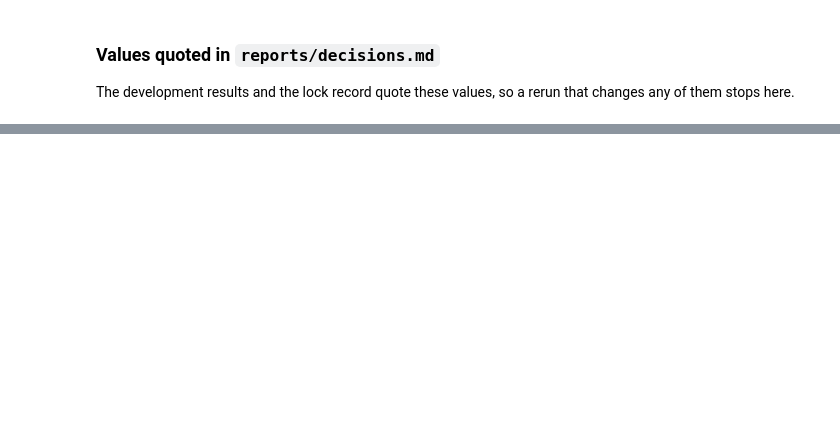
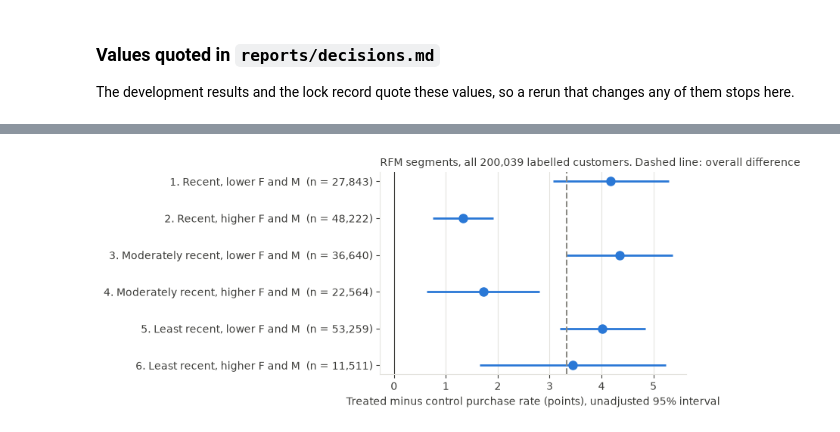
Before and after one commit to La-pinoz/Uplift_Analysis, a Jupyter notebook: notebooks/04_policy_evaluation.ipynb, the cells around one changed output, grey strips where cells are left out. Drawn from its saved outputs; the diff is of its cells as text; code cells hidden in the pictures; blank space fills up the shorter version.

```diff
--- a/notebooks/04_policy_evaluation.ipynb
+++ b/notebooks/04_policy_evaluation.ipynb
@@ -773,0 +1115,26 @@ Added after the lock commit. `RUN_HOLDOUT_EVALUATION` stays `False` until the pr
+# %%
+all_labels = duckdb.sql(f"SELECT client_id, treatment_flg, target FROM '{LABELS_PATH}' ORDER BY client_id").df()
+assert all_labels["client_id"].tolist() == everyone["client_id"].tolist()
+all_treatment = all_labels["treatment_flg"].to_numpy(dtype=np.int64)
+all_target = all_labels["target"].to_numpy(dtype=np.int64)
+assert len(all_labels) == EXPECTED_LABELLED
+assert all_labels[["treatment_flg", "target"]].notna().all().all()
+assert all_labels["treatment_flg"].isin([0, 1]).all() and all_labels["target"].isin([0, 1]).all()
+
+effect_rows = []
+for segment in range(1, 7):
+    in_segment = segments == segment
+    result = wald_difference(all_treatment[in_segment], all_target[in_segment])
+    purchasers = [all_target[in_segment & (all_treatment == 1)].sum(), all_target[in_segment & (all_treatment == 0)].sum()]
+    z_statistic, p_value = proportions_ztest(purchasers, [result["n_treated"], result["n_control"]])
+    effect_rows.append({"segment": segment, "recency": RECENCY_NAMES[(segment + 1) // 2],
+                        "frequency_and_monetary": "Higher" if segment % 2 == 0 else "Lower",
+                        "customers": int(in_segment.sum()), **result, "z": z_statistic, "p_value": p_value})
+segment_effects = pd.DataFrame(effect_rows)
+assert segment_effects["customers"].sum() == EXPECTED_LABELLED
+_, adjusted, _, _ = multipletests(segment_effects["p_value"], alpha=0.05, method="fdr_bh")
+segment_effects["p_value_bh"] = adjusted
+segment_effects["significant_bh"] = adjusted < 0.05
+segment_effects.to_csv(TABLES / "rfm_segment_effects.csv", index=False)
+show(segment_effects, {"treated_rate": "{:.2%}", "control_rate": "{:.2%}", "difference": "{:+.2%}", "ci_low": "{:+.2%}",
+                       "ci_high": "{:+.2%}", "z": "{:.2f}", "p_value": "{:.2e}", "p_value_bh": "{:.2e}"})
@@ -773,0 +1149,18 @@ Added after the lock commit. `RUN_HOLDOUT_EVALUATION` stays `False` until the pr
+# %%
+figure, axis = plt.subplots(figsize=(8, 3.6))
+positions = np.arange(len(segment_effects))[::-1]
+axis.errorbar(segment_effects["difference"] * 100, positions,
+              xerr=[(segment_effects["difference"] - segment_effects["ci_low"]) * 100, (segment_effects["ci_high"] - segment_effects["difference"]) * 100],
+              fmt="o", markersize=8, color=COLOURS["Response"], ecolor=COLOURS["Response"], elinewidth=2, capsize=0)
+axis.axvline(overall_difference(all_treatment, all_target) * 100, color=COLOURS["Random"], linestyle="--", linewidth=1.5)
+axis.axvline(0, color=COLOURS["ink"], linewidth=0.8)
+segment_labels = [f"{row.segment}. {row.recency}, {row.frequency_and_monetary.lower()} F and M  (n = {row.customers:,})" for row in segment_effects.itertuples()]
+axis.set_yticks(positions, segment_labels)
+axis.set_xlabel("Treated minus control purchase rate (points), unadjusted 95% interval")
+axis.set_title("RFM segments, all 200,039 labelled customers. Dashed line: overall difference", color=COLOURS["ink"], loc="left", fontsize=10)
+axis.grid(axis="y", visible=False)
+figure.tight_layout()
+figure.savefig(FIGURES / "rfm_segment_effects.png", dpi=150, bbox_inches="tight")
+plt.show()
+# %% [output]
+[figure, added]
```
Also changed, not shown: parts of 28 cells of this notebook, 12 other files.
